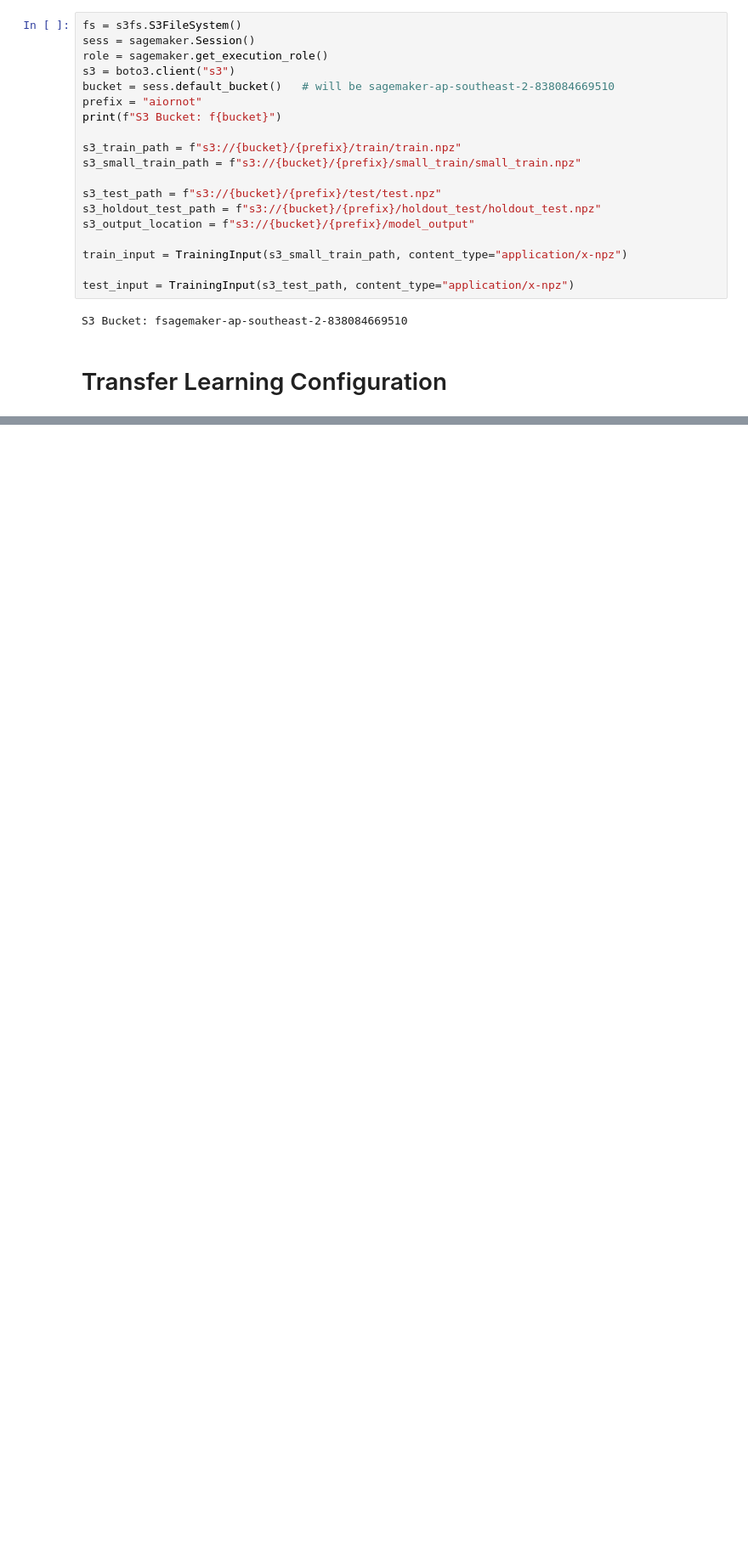
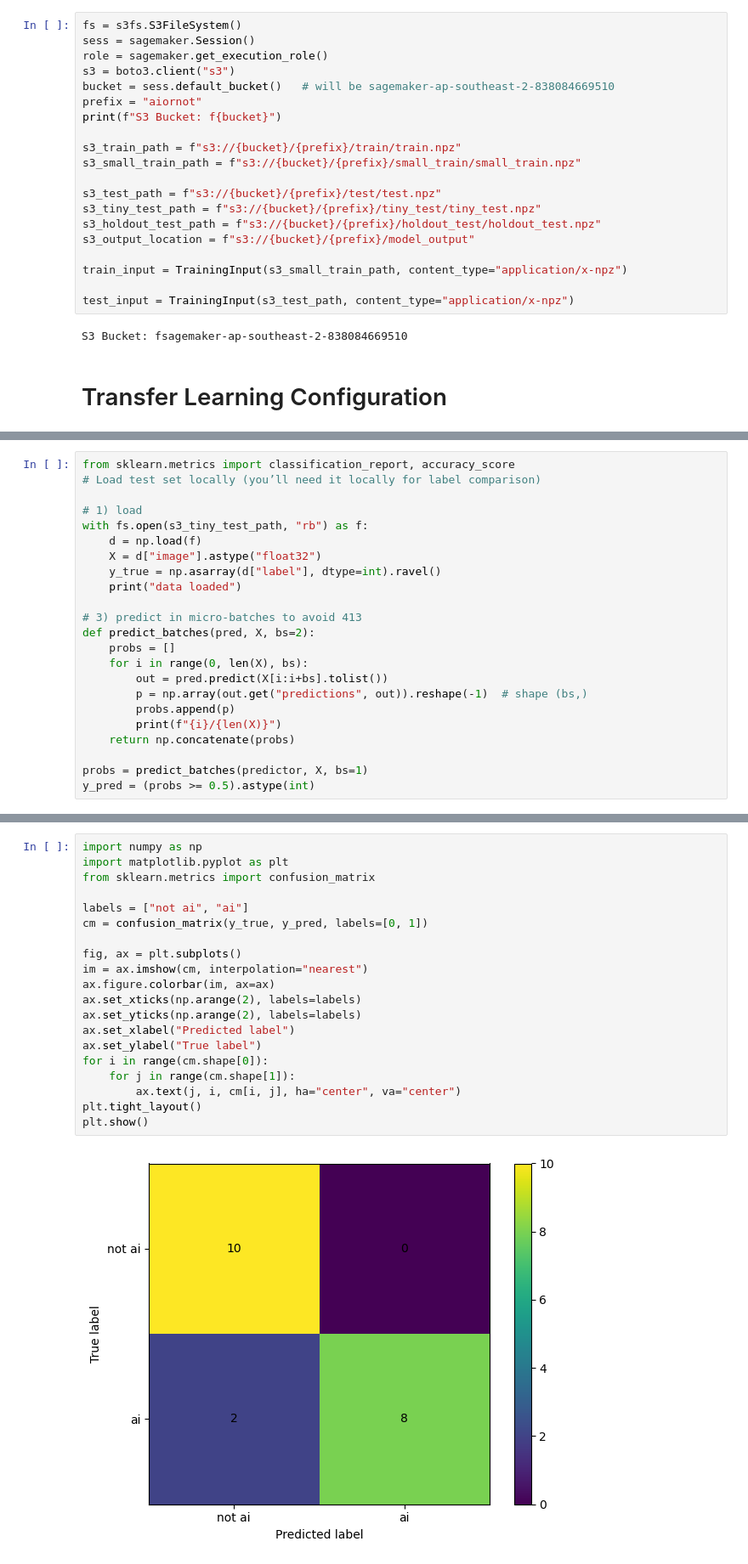
Before and after one commit to H-unter/MA3832-Assignment-3, a Jupyter notebook: code/transfer_learning.ipynb, the cells around one changed output, grey strips where cells are left out. Shown at 85% size. Saved outputs shown, nothing was run; the diff lists cells and outputs as text; blank space fills up the shorter version.

```diff
--- a/code/transfer_learning.ipynb
+++ b/code/transfer_learning.ipynb
@@ -38,6 +38,7 @@ s3_train_path = f"s3://{bucket}/{prefix}/train/train.npz"
 s3_small_train_path = f"s3://{bucket}/{prefix}/small_train/small_train.npz"
 
 s3_test_path = f"s3://{bucket}/{prefix}/test/test.npz"
+s3_tiny_test_path = f"s3://{bucket}/{prefix}/tiny_test/tiny_test.npz"
 s3_holdout_test_path = f"s3://{bucket}/{prefix}/holdout_test/holdout_test.npz"
 s3_output_location = f"s3://{bucket}/{prefix}/model_output"
 
@@ -103,0 +124,23 @@ Requirement already satisfied: jmespath<2.0.0,>=0.7.1 in /usr/local/lib/python3.
+# %%
+from sklearn.metrics import classification_report, accuracy_score
+# Load test set locally (you’ll need it locally for label comparison)
+
+# 1) load
+with fs.open(s3_tiny_test_path, "rb") as f:
+    d = np.load(f)
+    X = d["image"].astype("float32")
+    y_true = np.asarray(d["label"], dtype=int).ravel()
+    print("data loaded")
+
+# 3) predict in micro-batches to avoid 413
+def predict_batches(pred, X, bs=2):
+    probs = []
+    for i in range(0, len(X), bs):
+        out = pred.predict(X[i:i+bs].tolist())
+        p = np.array(out.get("predictions", out)).reshape(-1)  # shape (bs,)
+        probs.append(p)
+        print(f"{i}/{len(X)}")
+    return np.concatenate(probs)
+
+probs = predict_batches(predictor, X, bs=1)
+y_pred = (probs >= 0.5).astype(int)
@@ -103,0 +187,22 @@ Requirement already satisfied: jmespath<2.0.0,>=0.7.1 in /usr/local/lib/python3.
+# %%
+import numpy as np
+import matplotlib.pyplot as plt
+from sklearn.metrics import confusion_matrix
+
+labels = ["not ai", "ai"]
+cm = confusion_matrix(y_true, y_pred, labels=[0, 1])
+
+fig, ax = plt.subplots()
+im = ax.imshow(cm, interpolation="nearest")
+ax.figure.colorbar(im, ax=ax)
+ax.set_xticks(np.arange(2), labels=labels)
+ax.set_yticks(np.arange(2), labels=labels)
+ax.set_xlabel("Predicted label")
+ax.set_ylabel("True label")
+for i in range(cm.shape[0]):
+    for j in range(cm.shape[1]):
+        ax.text(j, i, cm[i, j], ha="center", va="center")
+plt.tight_layout()
+plt.show()
+# %% [output]
+[figure, added]
```
Also changed, not shown: parts of 5 cells of this notebook.
